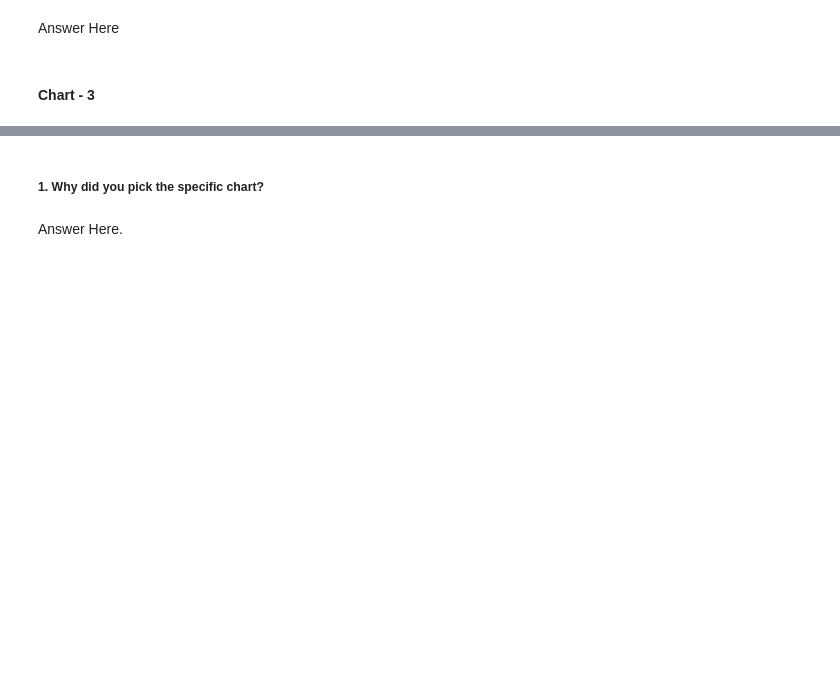
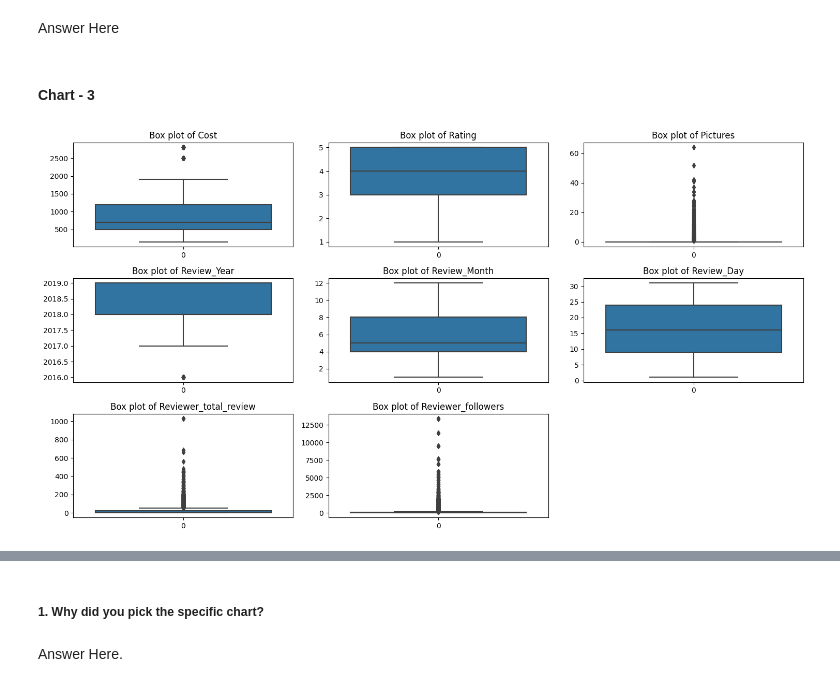
Before and after one commit to niteesh19mt0250/Zamato-Resturant-Clustering-and-Sentiment-Analysis, a Jupyter notebook: Copy_of_Sample_ML_Submission_Template.ipynb, the cells around one changed output, grey strips where cells are left out. Cells and saved outputs as stored; diff of their text form; code cells hidden in the pictures; blank space fills up the shorter version.

```diff
--- a/Copy_of_Sample_ML_Submission_Template.ipynb
+++ b/Copy_of_Sample_ML_Submission_Template.ipynb
@@ -1156,0 +1208,9 @@ Answer Here
+# %%
+# Chart - 3 visualization code
+plt.figure(figsize= (15,8))
+for num,col in enumerate(numerical_list):
+  plt.subplot(int(len(numerical_list)/3 + 1),3,num+1)
+  sns.boxplot(df_inner[col]).set(title= f'Box plot of {col}')
+  plt.tight_layout()
+# %% [output]
+[figure, added]
```
Also changed, not shown: parts of 98 cells of this notebook.
